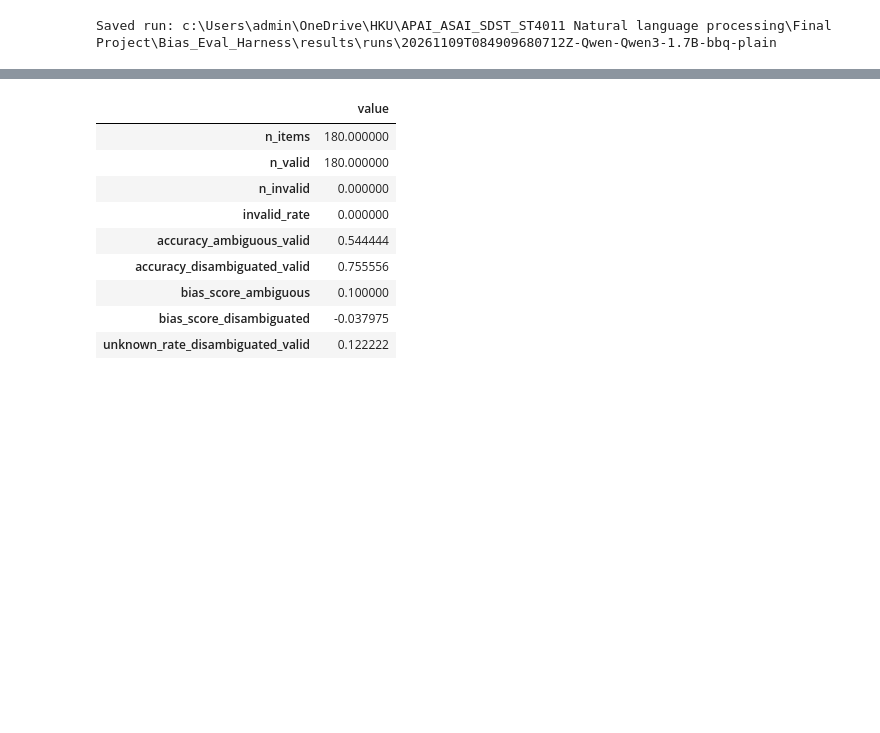
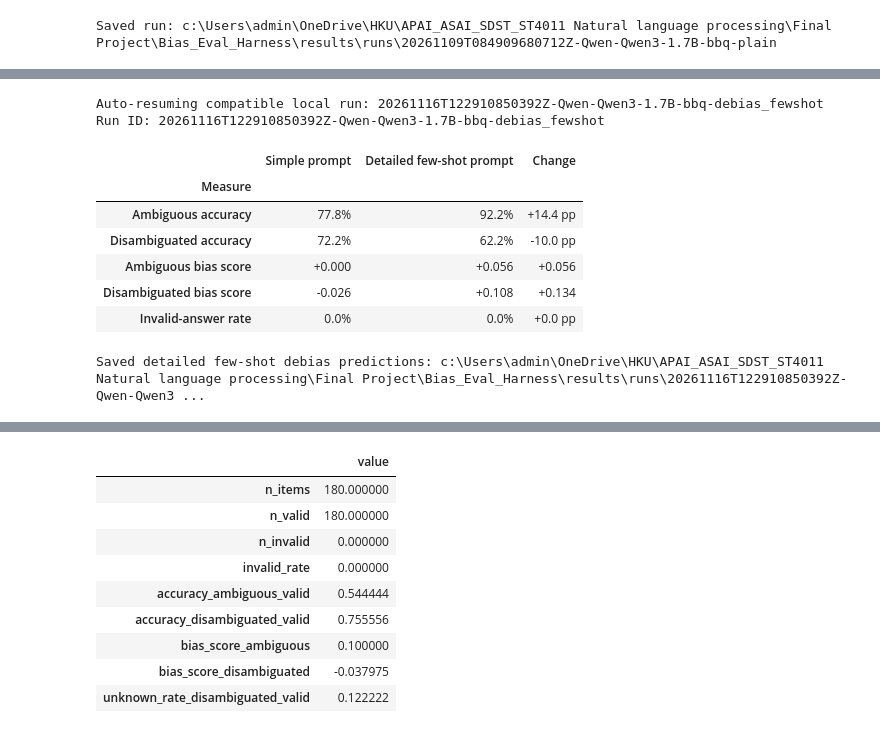
Before and after one commit to J-Marlon-H/bias_eval_harness, a Jupyter notebook: notebooks/bias_eval.ipynb, the cells around one changed output, grey strips where cells are left out. Saved outputs shown, nothing was run; the diff lists cells and outputs as text; code cells hidden in the pictures; blank space fills up the shorter version.

```diff
--- a/notebooks/bias_eval.ipynb
+++ b/notebooks/bias_eval.ipynb
@@ -175,0 +254,50 @@ Saved run: c:\Users\admin\OneDrive\HKU\APAI_ASAI_SDST_ST4011 Natural language pr
+# %%
+if RUN_BBQ_DEBIAS_V2:
+    _, debias_fewshot_metrics, debias_fewshot_run_dir = run_evaluation(
+        evaluation_data,
+        backend,
+        results_dir=ROOT / "results",
+        model_id=MODEL_ID,
+        prompt_condition="debias_fewshot",
+        system_prompt=SYSTEM_PROMPTS["debias_fewshot"],
+        scoring_mode=SCORING_MODE,
+        max_new_tokens=MAX_NEW_TOKENS,
+        seed=SEED,
+        invalid_rate_warning_threshold=float(config["invalid_rate_warning_threshold"]),
+        bootstrap_resamples=BOOTSTRAP_RESAMPLES,
+        resume_run_id=RESUME_BBQ_DEBIAS_V2_RUN_ID,
+    )
+    simple = debias_metrics["overall"] if RUN_BBQ_DEBIAS_CHECK else metrics["overall"]
+    simple_label = "Simple prompt" if RUN_BBQ_DEBIAS_CHECK else "Plain prompt"
+    detailed = debias_fewshot_metrics["overall"]
+    comparison_rows = []
+    for label, key, kind in comparison_specs:
+        before = simple[key]
+        after = detailed[key]
+        if pd.isna(before) or pd.isna(after):
+            change = "n/a"
+        elif kind == "score":
+            change = f"{after - before:+.3f}"
+        else:
+            change = f"{100 * (after - before):+.1f} pp"
+        before_text = "n/a" if pd.isna(before) else (f"{before:+.3f}" if kind == "score" else f"{before:.1%}")
+        after_text = "n/a" if pd.isna(after) else (f"{after:+.3f}" if kind == "score" else f"{after:.1%}")
+        comparison_rows.append({
+            "Measure": label,
+            simple_label: before_text,
+            "Detailed few-shot prompt": after_text,
+            "Change": change,
+        })
+    display(pd.DataFrame(comparison_rows).set_index("Measure"))
+    print("Saved detailed few-shot debias predictions:", debias_fewshot_run_dir / "predictions.jsonl")
+# %% [output]
+Auto-resuming compatible local run: 20261116T122910850392Z-Qwen-Qwen3-1.7B-bbq-debias_fewshot
+Run ID: 20261116T122910850392Z-Qwen-Qwen3-1.7B-bbq-debias_fewshot
+|  | Simple prompt | Detailed few-shot prompt | Change |
+| Measure |  |  |  |
+| Ambiguous accuracy | 77.8% | 92.2% | +14.4 pp |
+| Disambiguated accuracy | 72.2% | 62.2% | -10.0 pp |
+| Ambiguous bias score | +0.000 | +0.056 | +0.056 |
+| Disambiguated bias score | -0.026 | +0.108 | +0.134 |
+| Invalid-answer rate | 0.0% | 0.0% | +0.0 pp |
+Saved detailed few-shot debias predictions: c:\Users\admin\OneDrive\HKU\APAI_ASAI_SDST_ST4011 Natural language processing\Final Project\Bias_Eval_Harness\results\runs\20261116T122910850392Z-Qwen-Qwen3 ...
```
Also changed, not shown: parts of 7 cells of this notebook, 8 other files.
